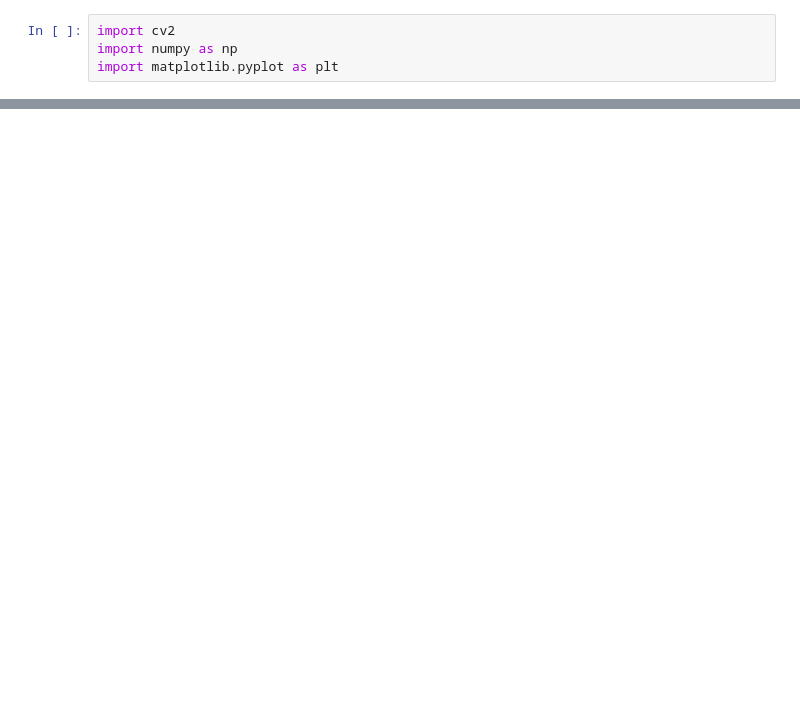
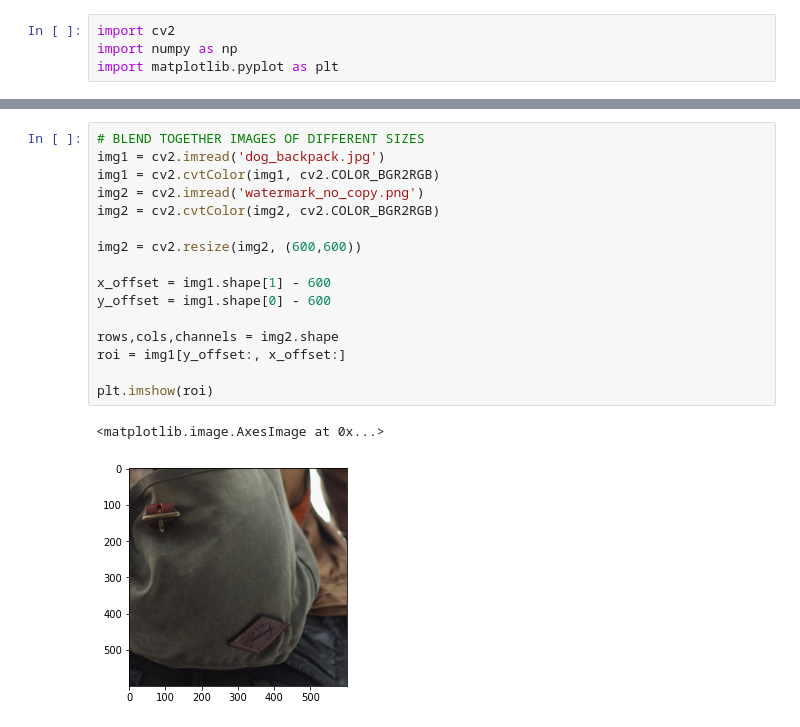
Before and after one commit to faranak5171/Computer-Vision-Projects, a Jupyter notebook: opencv_image.ipynb, the cells around one changed output, grey strips where cells are left out. Drawn from its saved outputs; the diff is of its cells as text; blank space fills up the shorter version.

```diff
--- a/opencv_image.ipynb
+++ b/opencv_image.ipynb
@@ -85,0 +140,19 @@ Text(0.5, 1.0, 'Draw Polygon')
+# %%
+# BLEND TOGETHER IMAGES OF DIFFERENT SIZES
+img1 = cv2.imread('dog_backpack.jpg')
+img1 = cv2.cvtColor(img1, cv2.COLOR_BGR2RGB)
+img2 = cv2.imread('watermark_no_copy.png')
+img2 = cv2.cvtColor(img2, cv2.COLOR_BGR2RGB)
+
+img2 = cv2.resize(img2, (600,600))
+
+x_offset = img1.shape[1] - 600
+y_offset = img1.shape[0] - 600
+
+rows,cols,channels = img2.shape
+roi = img1[y_offset:, x_offset:]
+
+plt.imshow(roi)
+# %% [output]
+<matplotlib.image.AxesImage at 0x...>
+[figure, added]
```
Also changed, not shown: parts of 10 cells of this notebook.
